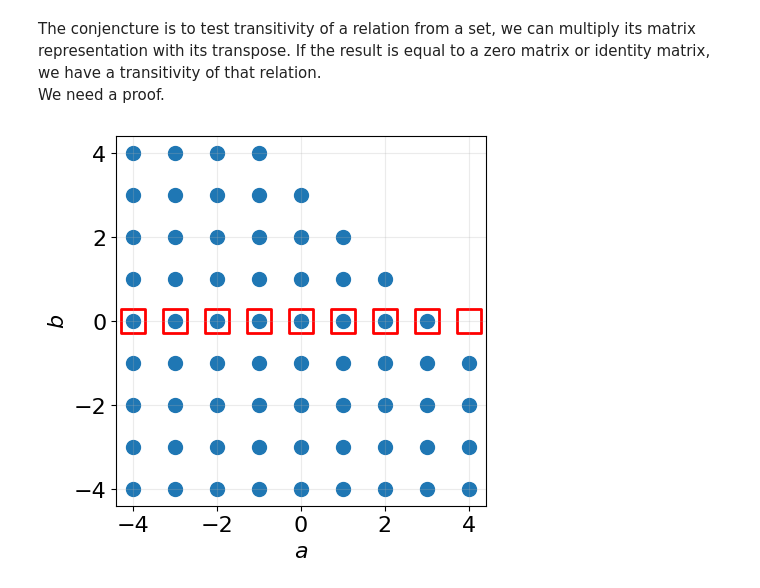
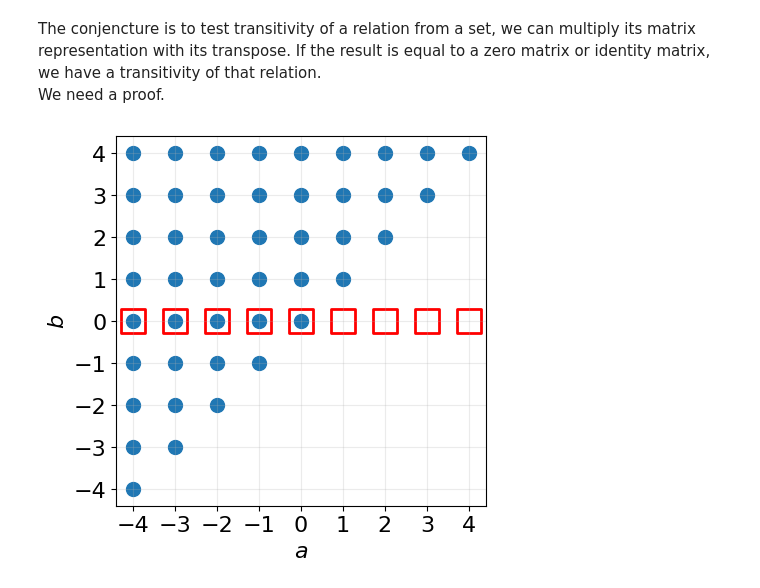
Before and after one commit to LugoBlogger/SI-251-4009-discrete-mathematics-2, a Jupyter notebook: programs/relations.ipynb, the cells around one changed output. Cells and saved outputs as stored; diff of their text form; code cells hidden in the pictures.

```diff
--- a/programs/relations.ipynb
+++ b/programs/relations.ipynb
@@ -191,20 +203,23 @@ We need a proof.
 # %%
 fig, ax = plt.subplots()
 
 for a in range(-4, 5):
   for b in range(-4, 5):
+    if (a < b or a == b):
     # if (b > a or b == a):
-    if (a + b < 3) or (a + b  == 3):
+    # if (a + b < 3) or (a + b  == 3):
       ax.scatter([a], [b], s=100, color="tab:blue")
 
 for a in range(-4, 5):
   ax.scatter([a], [0], marker="s", s=300, fc="None", ec="red", linewidth=2)
 
 ax.grid("on")
 ax.set_xlabel("$a$")
 ax.set_ylabel("$b$")
+ax.set_xticks(np.arange(-4, 5))
+ax.set_yticks(np.arange(-4, 5))
 
 ax.set_aspect("equal")
 plt.show(fig)
 # %% [output]
-[figure, old version]
+[figure, new version]
```
Also changed, not shown: parts of 1 cell of this notebook, 1 other file.
